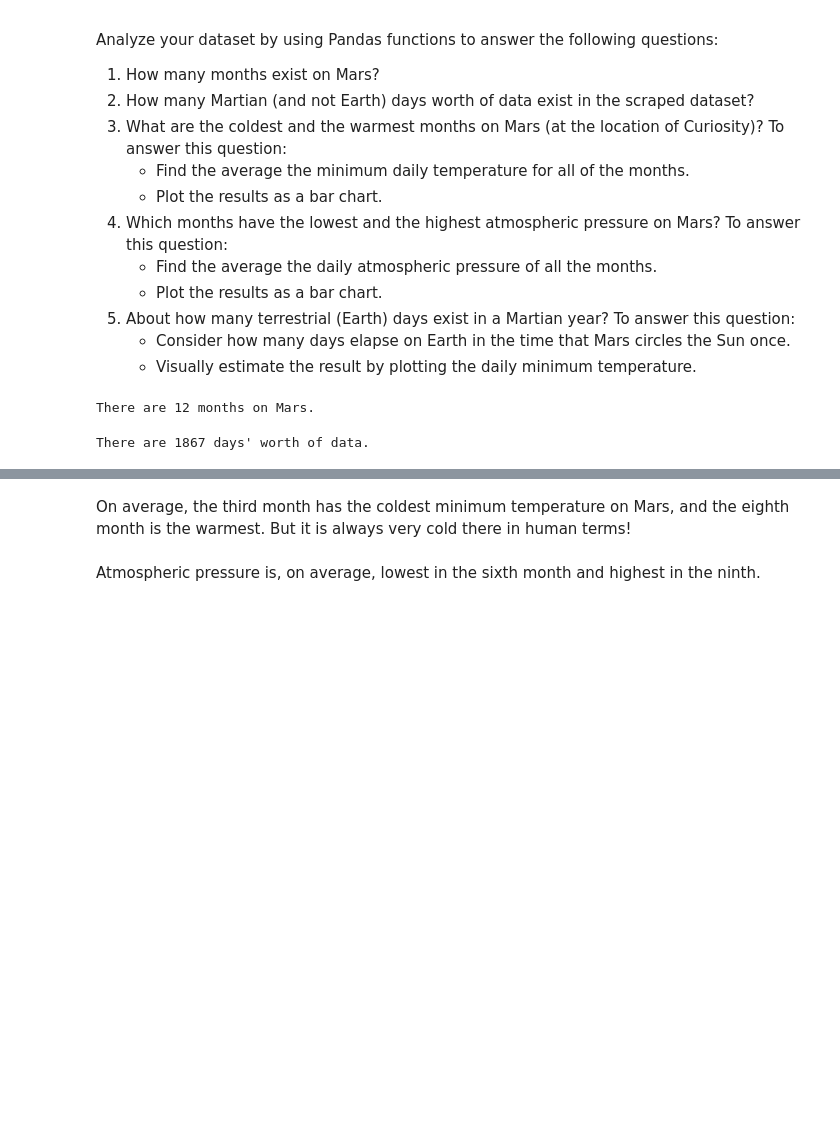
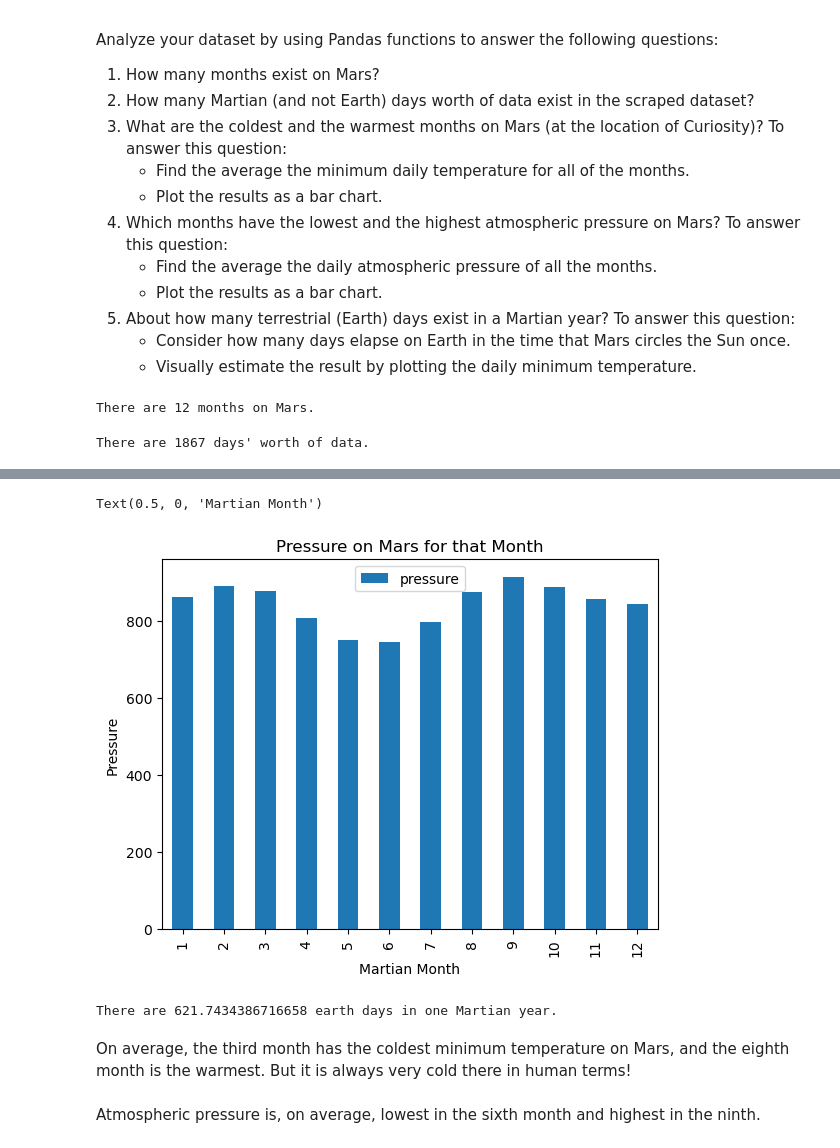
Before and after one commit to DavidsonRCan2/11-data-collection, a Jupyter notebook: part_2_mars_weather.ipynb, the cells around one changed output, grey strips where cells are left out. Drawn from its saved outputs; the diff is of its cells as text; code cells hidden in the pictures; blank space fills up the shorter version.

```diff
--- a/part_2_mars_weather.ipynb
+++ b/part_2_mars_weather.ipynb
@@ -201,0 +207,7 @@ avg_low_temp.plot()
+# %%
+# 4. Average pressure by Martian month
+# I grouped by month again and got the mean pressure by group.
+avg_pressure_df = pd.DataFrame(round(mars_df.pressure.groupby(mars_df.month).mean(),0))
+avg_pressure_df = avg_pressure_df.reset_index()
+
+avg_pressure_df
@@ -202,3 +228,22 @@ avg_low_temp.plot()
+# %%
+# Plot the average pressure by month
+avg_pressure_df.plot(x="month",y="pressure", kind="bar")
+plt.title("Pressure on Mars for that Month")
+plt.ylabel("Pressure")
+plt.xlabel("Martian Month")
+# %% [output]
+Text(0.5, 0, 'Martian Month')
+[figure, added]
+# %%
+# 5. How many terrestrial (earth) days are there in a Martian year?
+# I used cumsum() to calculate the number of rows between rows with the same value for ls = 155.  I used ls=155 as the original ls position, and every time the ls was in that same position, it meant
+# Mars made a cycle around the sun, completing one year.
+solar_long = mars_df.ls.eq(mars_df.ls[0]).cumsum()
+mars_df['Count']=mars_df.groupby(solar_long)['ls'].transform('size')
+earth_days = mars_df['Count'].mean()
+print(f"There are {earth_days} earth days in one Martian year.")
+# %% [output]
+There are 621.7434386716658 earth days in one Martian year.
 # %% [markdown]
 On average, the third month has the coldest minimum temperature on Mars, and the eighth month is the warmest. But it is always very cold there in human terms!
 # %% [markdown]
```
Also changed, not shown: parts of 17 cells of this notebook, 1 other file.
